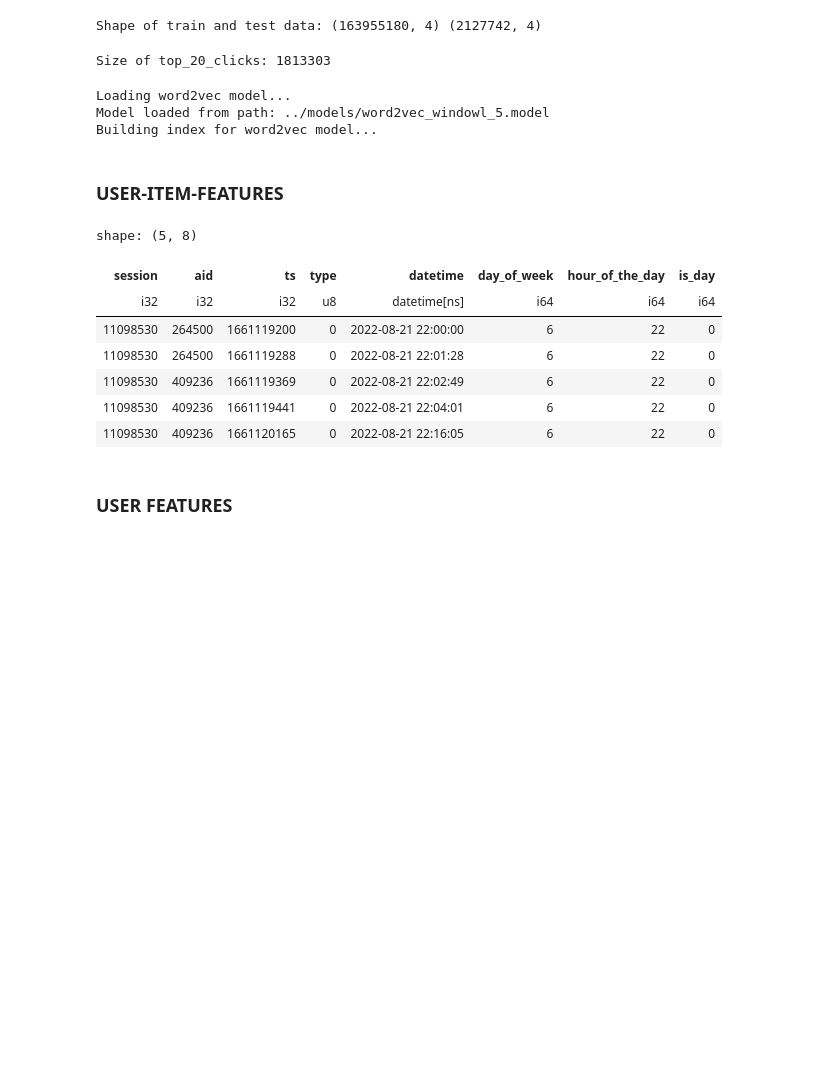
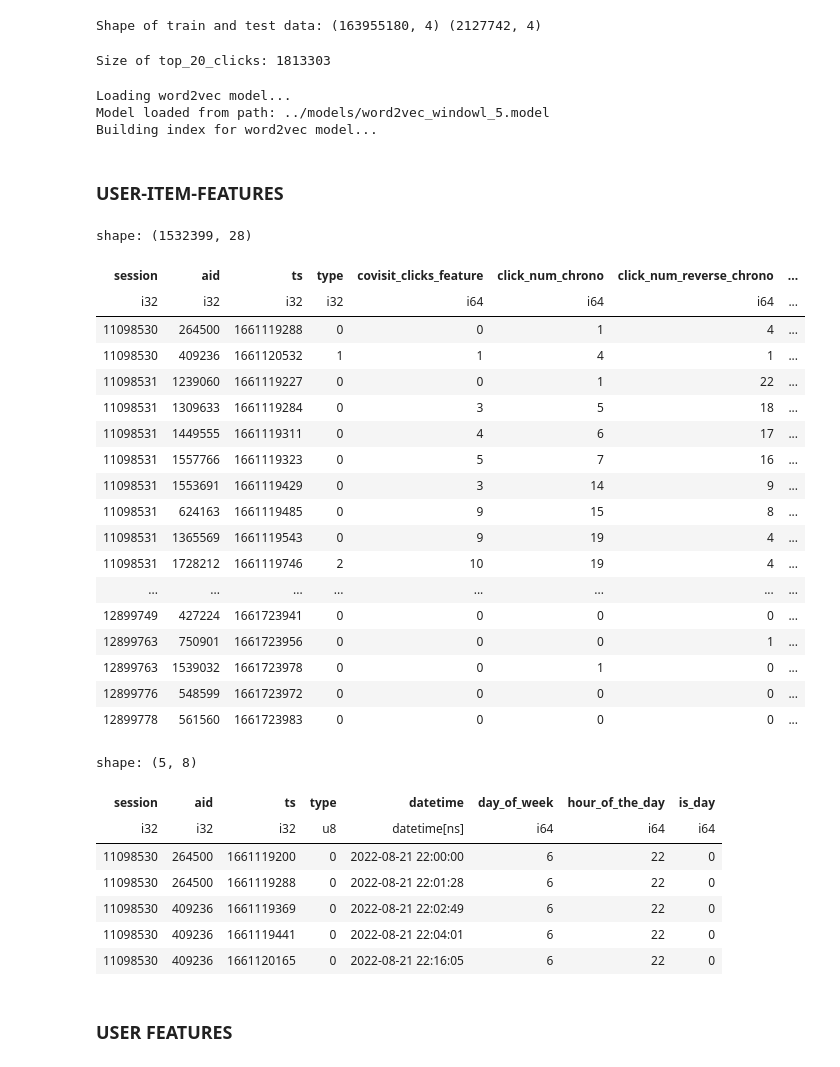
Before and after one commit to parthpankajtiwary/otto-recsys, a Jupyter notebook: src/create_user_item_features.ipynb, the cells around one changed output. Saved outputs shown, nothing was run; the diff lists cells and outputs as text; code cells hidden in the pictures; blank space fills up the shorter version.

Commit message:
add item features

```diff
--- a/src/create_user_item_features.ipynb
+++ b/src/create_user_item_features.ipynb
@@ -160,6 +142,11 @@ def explode_word2vec_to_columns(df):
     df = df.drop(columns=['word2vec_feature'])
     return df
 # %%
+def cusum_scores(df):
+    return df.with_columns([
+        pl.col('^log_recency_score|type_weighted_log_recency_score$').cumsum().over(['session', 'aid'])
+    ])
+
 # logspace averaged mean of the feature vecture
 def add_word2vec_feature(df):
     return df.select(
@@ -339,6 +326,31 @@ pipeline = [
     add_word2vec_feature,
     explode_word2vec_to_columns
 ]
+# %%
+user_item_features = apply(test, pipeline)
+user_item_features = cusum_scores(user_item_features)
+user_item_features = user_item_features.unique(subset=['session', 'aid'], keep='last')
+user_item_features
+# %% [output]
+shape: (1532399, 28)
+| session | aid | ts | type | covisit_clicks_feature | click_num_chrono | click_num_reverse_chrono | ... |
+| i32 | i32 | i32 | i32 | i64 | i64 | i64 | ... |
+| 11098530 | 264500 | 1661119288 | 0 | 0 | 1 | 4 | ... |
+| 11098530 | 409236 | 1661120532 | 1 | 1 | 4 | 1 | ... |
+| 11098531 | 1239060 | 1661119227 | 0 | 0 | 1 | 22 | ... |
+| 11098531 | 1309633 | 1661119284 | 0 | 3 | 5 | 18 | ... |
+| 11098531 | 1449555 | 1661119311 | 0 | 4 | 6 | 17 | ... |
+| 11098531 | 1557766 | 1661119323 | 0 | 5 | 7 | 16 | ... |
+| 11098531 | 1553691 | 1661119429 | 0 | 3 | 14 | 9 | ... |
+| 11098531 | 624163 | 1661119485 | 0 | 9 | 15 | 8 | ... |
+| 11098531 | 1365569 | 1661119543 | 0 | 9 | 19 | 4 | ... |
+| 11098531 | 1728212 | 1661119746 | 2 | 10 | 19 | 4 | ... |
+| ... | ... | ... | ... | ... | ... | ... | ... |
+| 12899749 | 427224 | 1661723941 | 0 | 0 | 0 | 0 | ... |
+| 12899763 | 750901 | 1661723956 | 0 | 0 | 0 | 1 | ... |
+| 12899763 | 1539032 | 1661723978 | 0 | 0 | 1 | 0 | ... |
+| 12899776 | 548599 | 1661723972 | 0 | 0 | 0 | 0 | ... |
+| 12899778 | 561560 | 1661723983 | 0 | 0 | 0 | 0 | ... |
 # %%
 def add_datetime(df: pl.DataFrame) -> pl.DataFrame:
     MILLISECONDS_IN_SECOND = 1000
```
Also changed, not shown: parts of 11 cells of this notebook.
